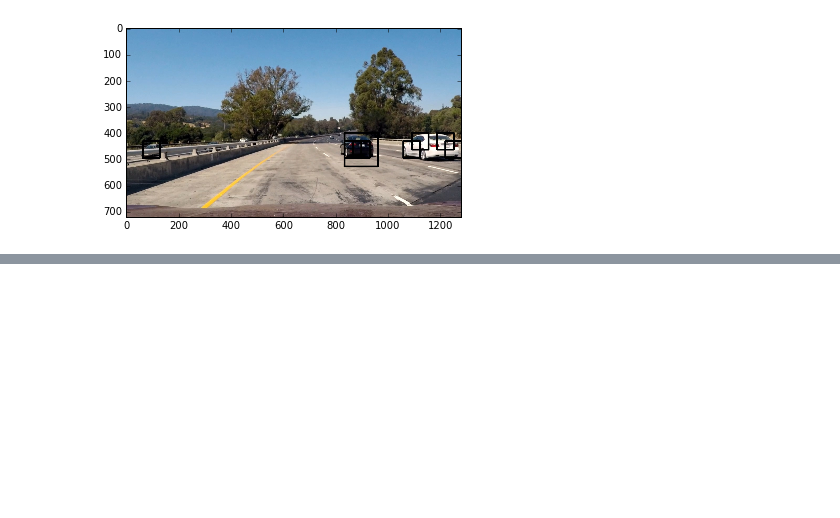
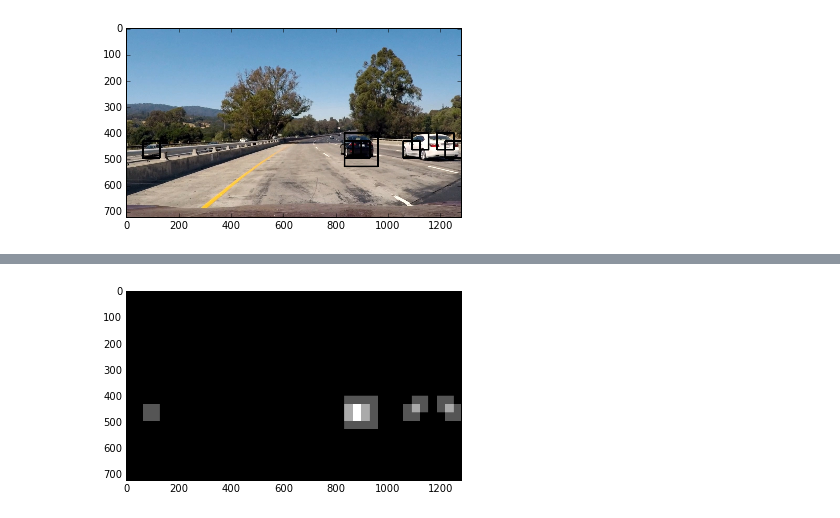
Before and after one commit to Goldob/CarND-Vehicle-Detection, a Jupyter notebook: solution.ipynb, the cells around one changed output, grey strips where cells are left out. Drawn from its saved outputs; the diff is of its cells as text; code cells hidden in the pictures; blank space fills up the shorter version.

```diff
--- a/solution.ipynb
+++ b/solution.ipynb
@@ -247,0 +252,19 @@ plt.show()
+# %%
+def get_heatmap(img, bbox_list):
+    heatmap = np.zeros_like(img[:,:,0]).astype(np.float)
+
+    # Iterate through list of bboxes
+    for box in bbox_list:
+        # Add += 1 for all pixels inside each bbox
+        # Assuming each "box" takes the form ((x1, y1), (x2, y2))
+        heatmap[box[0][1]:box[1][1], box[0][0]:box[1][0]] += 1
+
+    # Return updated heatmap
+    return heatmap
+
+heatmap = get_heatmap(image, bboxes)
+
+plt.imshow(heatmap, cmap='gray')
+plt.show()
+# %% [output]
+[figure, added]
```
Also changed, not shown: parts of 8 cells of this notebook.
